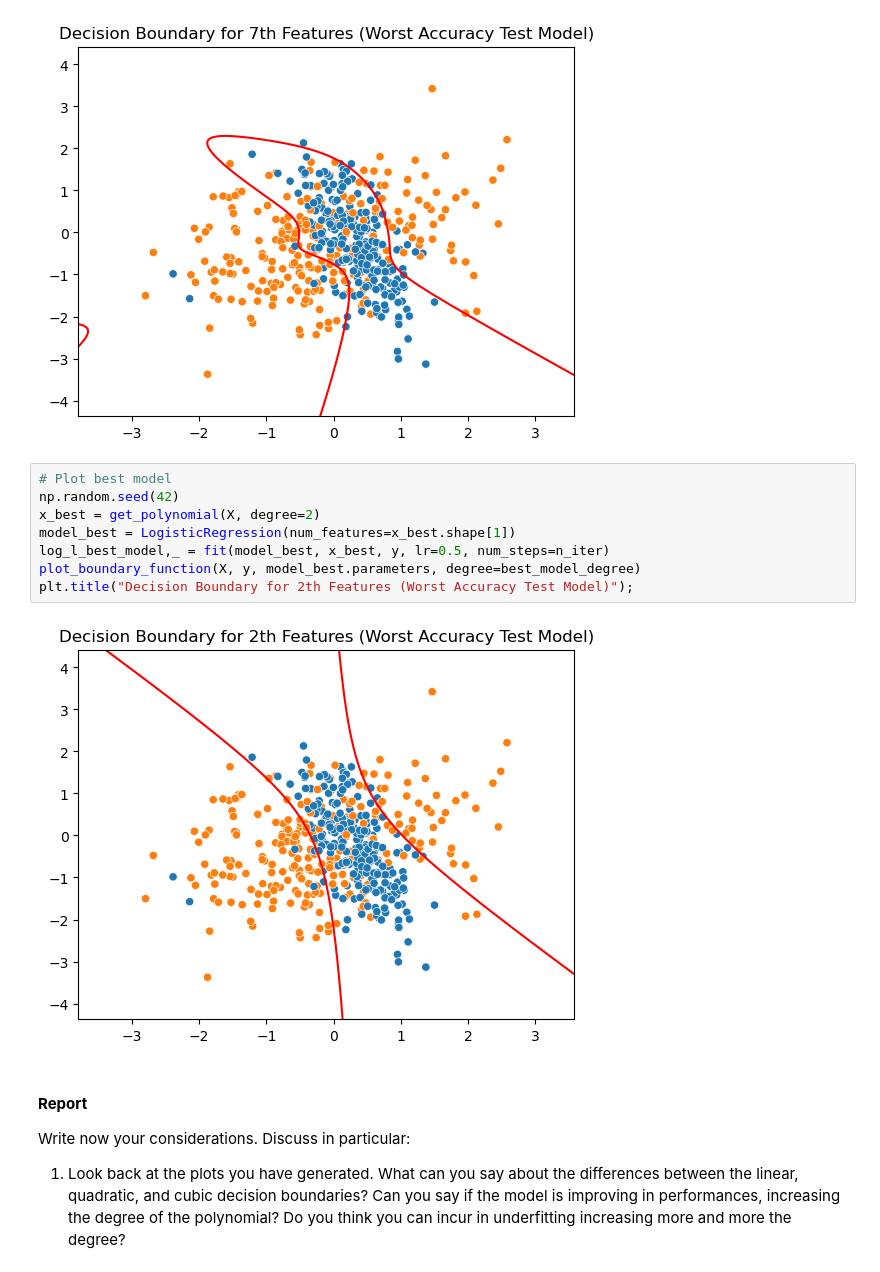
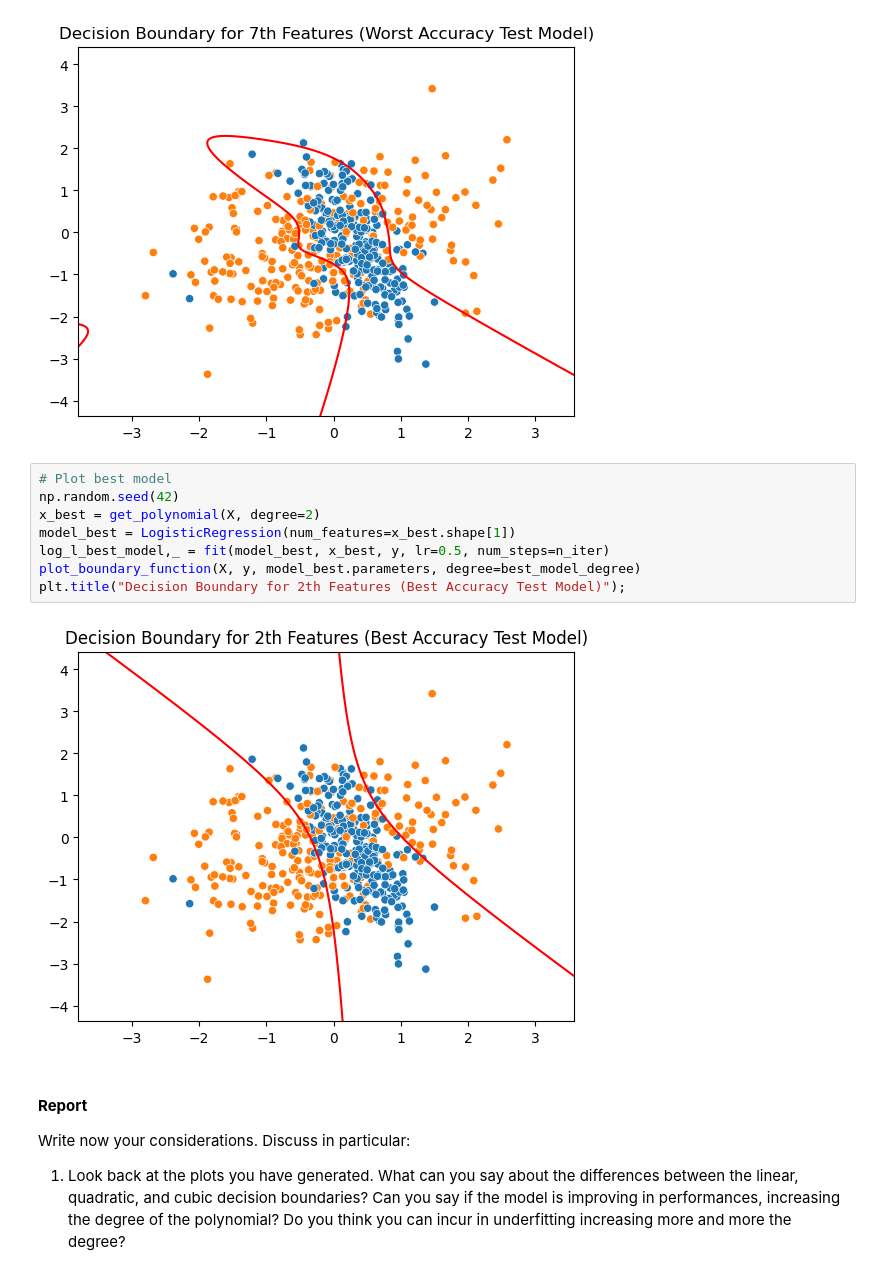
Before and after one commit to delgiudice1967219/HW2_FDS, a Jupyter notebook: HW2.ipynb, the cells around one changed output. Saved outputs shown, nothing was run; the diff lists cells and outputs as text.

```diff
--- a/HW2.ipynb
+++ b/HW2.ipynb
@@ -688,13 +686,13 @@ plt.title("Decision Boundary for 7th Features (Worst Accuracy Test Model)");
 # %%
 # Plot best model
 np.random.seed(42)
 x_best = get_polynomial(X, degree=2)
 model_best = LogisticRegression(num_features=x_best.shape[1])
 log_l_best_model,_ = fit(model_best, x_best, y, lr=0.5, num_steps=n_iter)
 plot_boundary_function(X, y, model_best.parameters, degree=best_model_degree)
-plt.title("Decision Boundary for 2th Features (Worst Accuracy Test Model)");
+plt.title("Decision Boundary for 2th Features (Best Accuracy Test Model)");
 # %% [output]
-[figure, old version]
+[figure, new version]
 # %% [markdown]
 #### **Report**
 Write now your considerations. Discuss in particular:
```
Also changed, not shown: parts of 17 cells of this notebook, 1 other file.
